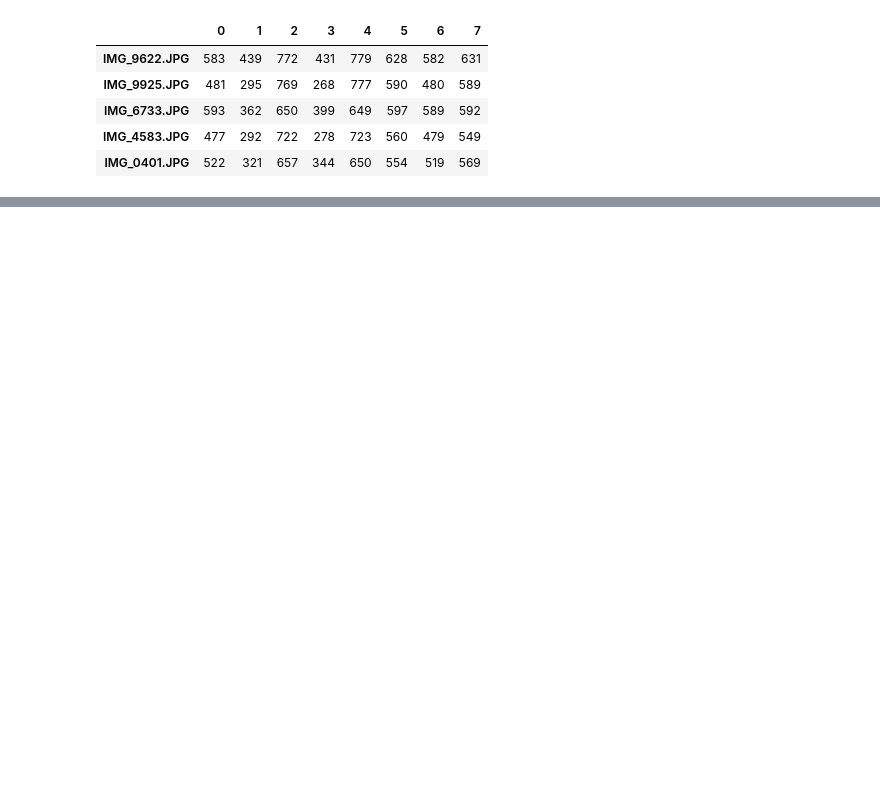
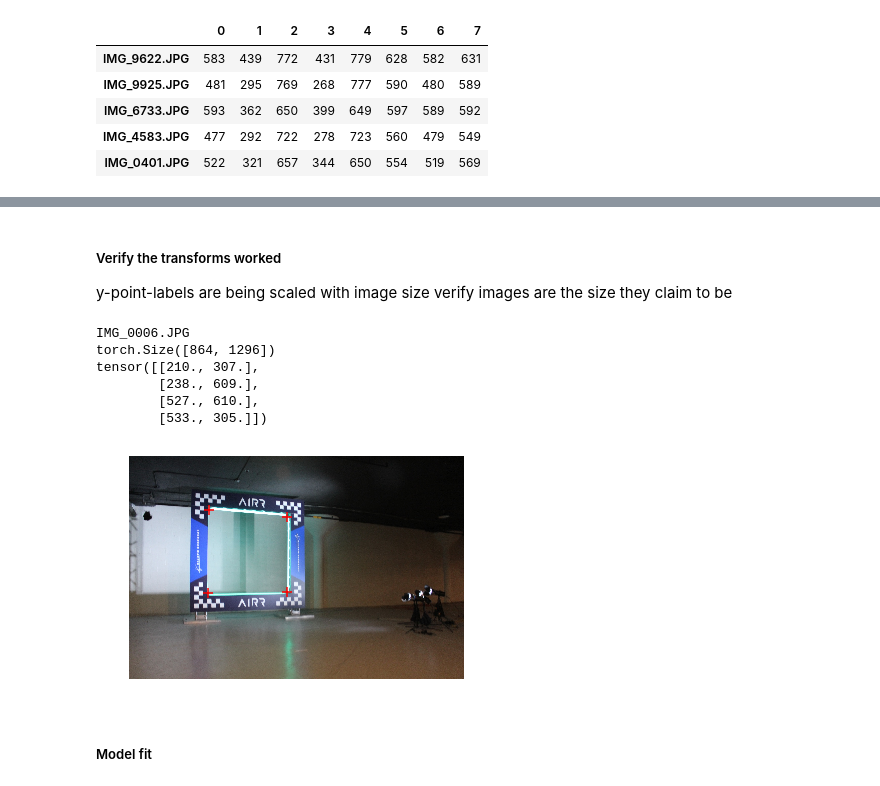
Before and after one commit to sutt/course-v3, a Jupyter notebook: nbs/custom/alphapilot-1.ipynb, the cells around one changed output, grey strips where cells are left out. Cells and saved outputs as stored; diff of their text form; code cells hidden in the pictures; blank space fills up the shorter version.

```diff
--- a/nbs/custom/alphapilot-1.ipynb
+++ b/nbs/custom/alphapilot-1.ipynb
@@ -84,0 +260,2 @@ TypeError: from_df() missing 1 required positional argument: 'path'
+# %%
+gate_data = gate_data.transform(get_transforms(), tfm_y=True, size=(108,162))
@@ -84,0 +282,8 @@ TypeError: from_df() missing 1 required positional argument: 'path'
+# %%
+gate_bunch = gate_data.databunch(bs=16)
+
+assert isinstance(gate_bunch, ImageDataBunch)
+# %%
+data_final = gate_bunch.normalize(imagenet_stats)
+
+assert isinstance(data_final, ImageDataBunch)
@@ -84,0 +310,30 @@ TypeError: from_df() missing 1 required positional argument: 'path'
+# %% [markdown]
+##### Verify the transforms worked
+y-point-labels are being scaled with image size
+verify images are the size they claim to be
+# %%
+i = 1
+
+fn =  data_final.train_dl.x.items[i]
+img = data_final.train_dl.x.get(i)
+pts = data_final.train_dl.y.items[i]
+
+def get_ip(img,pts):
+    return ImagePoints(FlowField(img.size, pts),
+                       scale=True,
+                       y_first=True)
+
+print(fn.name)
+print(img.size)
+print(pts)
+img.show(y=get_ip(img, pts), figsize=(6, 6), c='r', marker='+', s=100, hide_axis=False)
+# %% [output]
+IMG_0006.JPG
+torch.Size([864, 1296])
+tensor([[210., 307.],
+        [238., 609.],
+        [527., 610.],
+        [533., 305.]])
+[figure, added]
+# %% [markdown]
+##### Model fit
```
Also changed, not shown: parts of 29 cells of this notebook.
